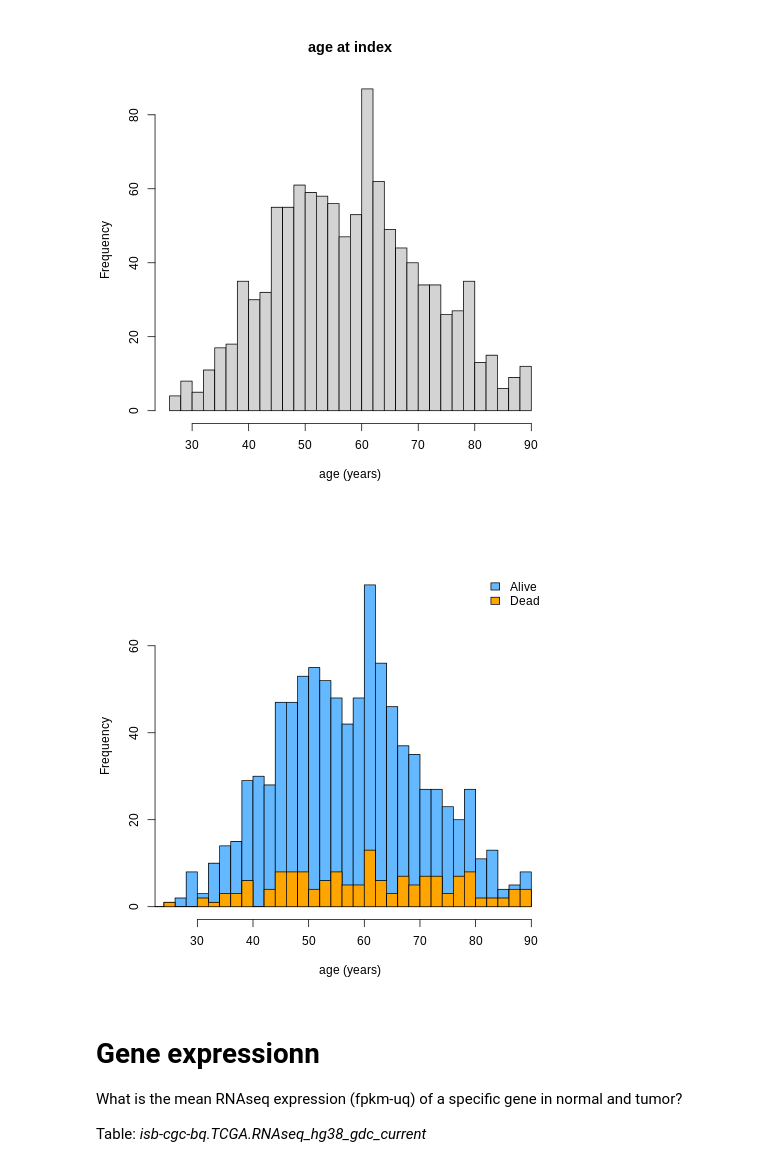
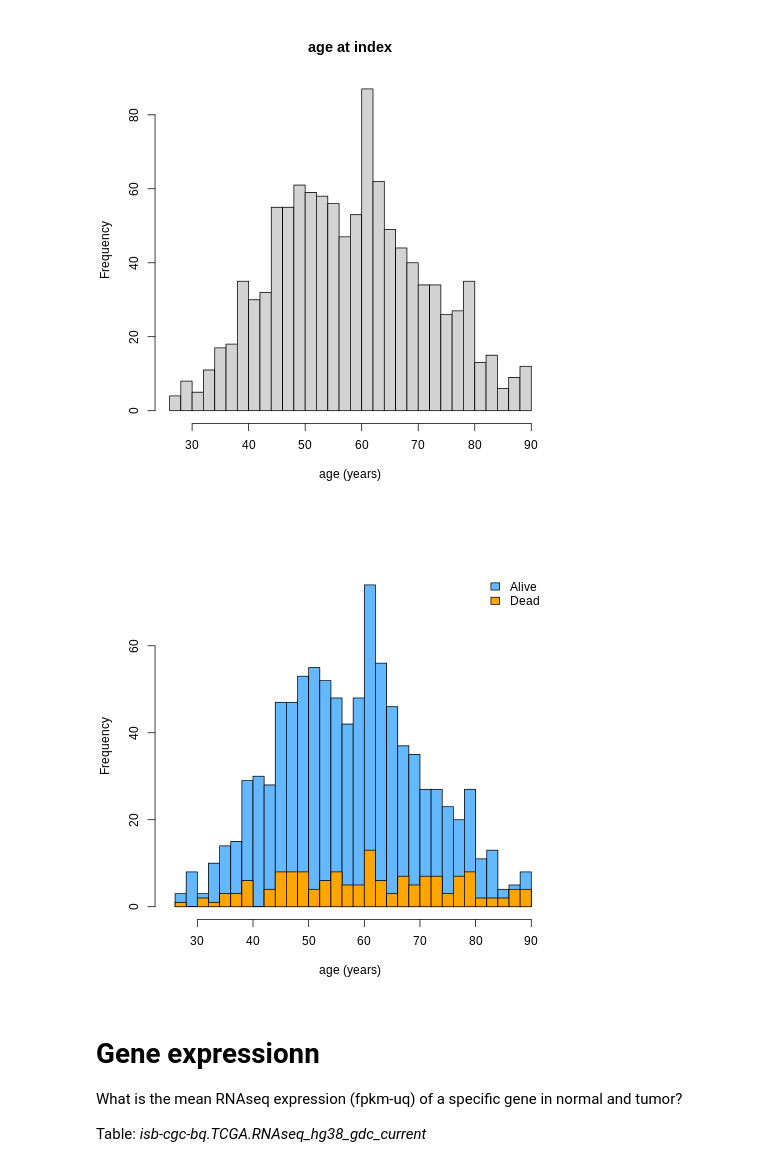
Before and after one commit to fseidl-gdit/tutorial_binder, a Jupyter notebook: Exploration.ipynb, the cells around one changed output. Cells and saved outputs as stored; diff of their text form; code cells hidden in the pictures.

```diff
--- a/Exploration.ipynb
+++ b/Exploration.ipynb
@@ -26,16 +33,16 @@ How old are the patients for each case in a given project?
 %%R
 project <- "isb-cgc-etl"
 
-sql <- "select
+case_sql <- "select
   submitter_id case_barcode,
   demo__age_at_index age,
   demo__vital_status vital
 from `isb-cgc-bq.TCGA.clinical_gdc_current`
 where proj__project_id = 'TCGA-BRCA'
 "
-query <- bq_project_query(project, query=sql)
-df <- as.data.frame(bq_table_download(query))
-head(df)
+case_query <- bq_project_query(project, query=case_sql)
+case_df <- as.data.frame(bq_table_download(case_query))
+head(case_df)
 # %% [output]
 R[write to console]: Complete
 
@@ -53,16 +60,17 @@ R[write to console]: First chunk includes all requested rows.
 6 TCGA-B6-A0RE  61 Alive
 # %%
 %%R
-hist(df[,2], breaks=length(unique(df[,2]))/2, main='age at index', xlab='age (years)')
+case_num <- length(unique(case_df[,2]))
+hist(case_df[,2], breaks=case_num/2, main='age at index', xlab='age (years)')
 # %% [output]
 [figure]
 # %%
 %%R
-hist(df[df[,3] == 'Alive',2], breaks=seq(0,90,2), xlim=c(25,90), col='steelblue1', main='', xlab='age (years)')
-hist(df[df[,3] == 'Dead',2], breaks=seq(0,90,2), add=1, col='orange')
+hist(case_df[case_df[,3] == 'Alive',2], breaks=case_num/2, xlim=c(25,90), col='steelblue1', main='', xlab='age (years)')
+hist(case_df[case_df[,3] == 'Dead',2], breaks=case_num/2, add=1, col='orange')
 legend('topright', bty='n', legend=c('Alive', 'Dead'), fill=c('steelblue1', 'orange'))
 # %% [output]
-[figure, old version]
+[figure, new version]
 # %% [markdown]
 # Gene expressionn
 What is the mean RNAseq expression (fpkm-uq) of a specific gene in normal and tumor?
```
Also changed, not shown: parts of 13 cells of this notebook.
